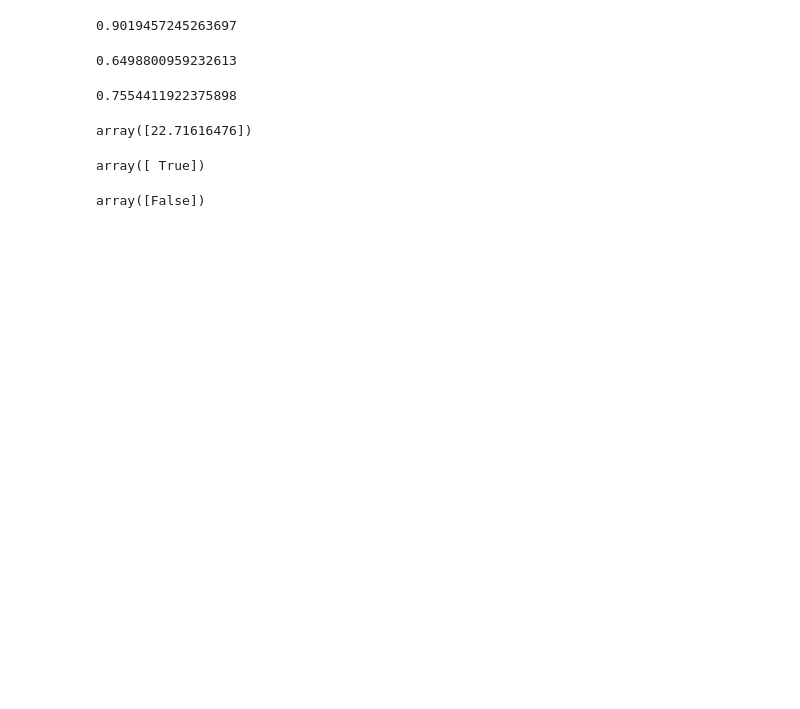
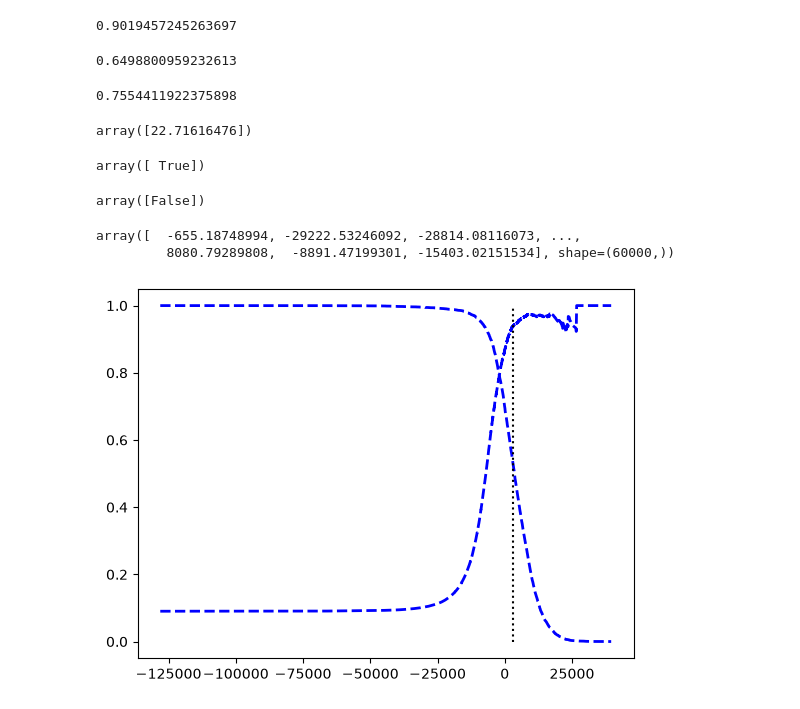
Before and after one commit to Tolreri21/hands-on-ml-with-pytorch, a Jupyter notebook: chapter3/classification.ipynb, the cells around one changed output. Cells and saved outputs as stored; diff of their text form; code cells hidden in the pictures; blank space fills up the shorter version.

Commit message:
feat: tests different thresholds

```diff
--- a/chapter3/classification.ipynb
+++ b/chapter3/classification.ipynb
@@ -101,3 +101,19 @@ y_some_digit_pred = (y_scores > threshold)
 y_some_digit_pred
 # %% [output]
 array([False])
+# %%
+y_scores = cross_val_predict(sgd_clf,X_train,y_train_5,cv=3,method = "decision_function")
+y_scores
+# %% [output]
+array([  -655.18748994, -29222.53246092, -28814.08116073, ...,
+         8080.79289808,  -8891.47199301, -15403.02151534], shape=(60000,))
+# %%
+from sklearn.metrics import precision_recall_curve
+precision,recall, thresholds = precision_recall_curve(y_train_5,y_scores)
+# %%
+plt.plot(thresholds,precision[:-1],"b--",label = 'Precision',linewidth=2)
+plt.plot(thresholds,recall[:-1],"b--",label = 'Precision',linewidth=2)
+plt.vlines(threshold,0,1.0,"k","dotted")
+plt.show()
+# %% [output]
+[figure, added]
```
